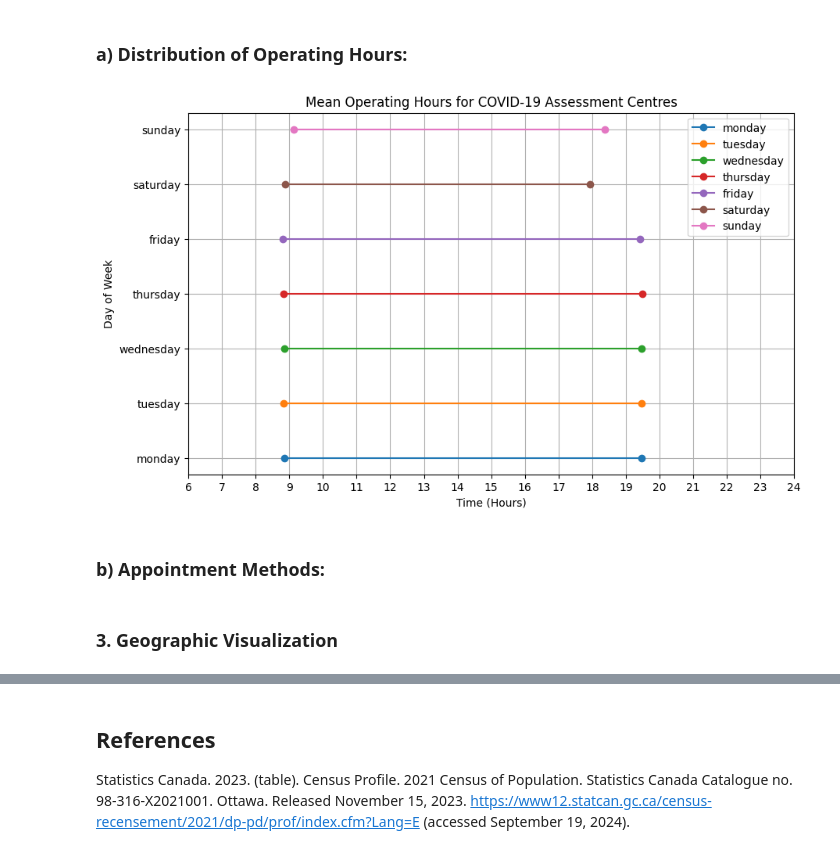
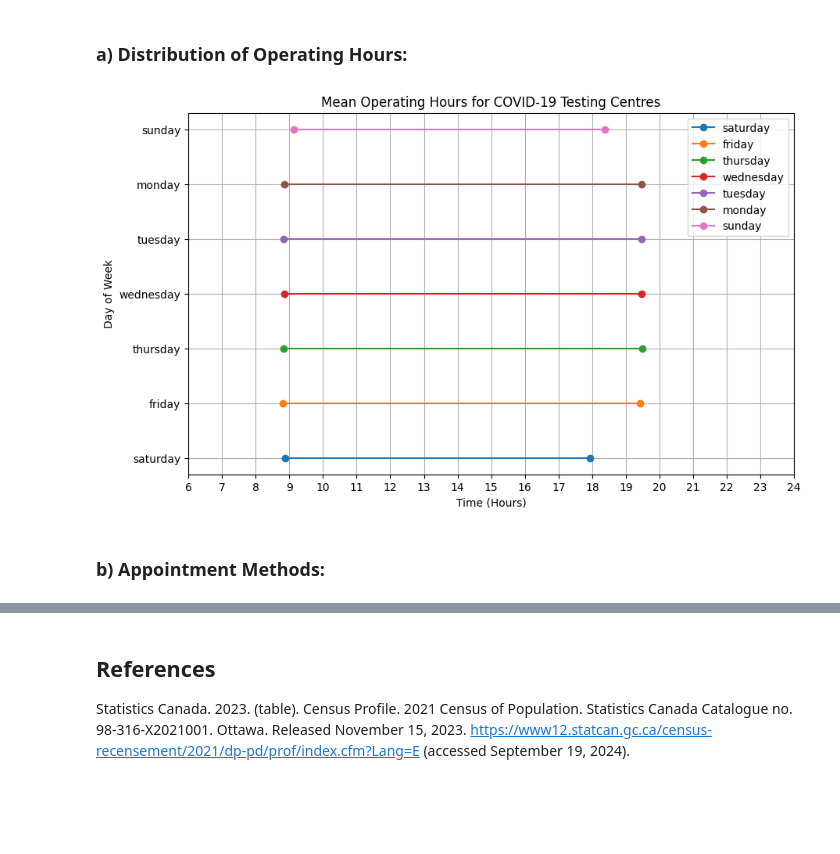
Before and after one commit to RanArino/Course_Projects, a Jupyter notebook: BDA700_HealthAnalytics/Assignment01/Reports.ipynb, the cells around one changed output, grey strips where cells are left out. Saved outputs shown, nothing was run; the diff lists cells and outputs as text; code cells hidden in the pictures; blank space fills up the shorter version.

```diff
--- a/BDA700_HealthAnalytics/Assignment01/Reports.ipynb
+++ b/BDA700_HealthAnalytics/Assignment01/Reports.ipynb
@@ -55,6 +74,10 @@ Columns:
 # %%
 # Remove commas from 'phu' column in data DataFrame
 data['phu'] = data['phu'].str.replace(',', '')
+
+# fix the potential typo mistake in the 'phu' column
+data['phu'] = data['phu'].str.replace('Grey Bruce Health Unit', 'Grey-Bruce Health Unit')
+data['phu'] = data['phu'].str.replace('North Bay Parry Sound District Health Unit', 'North Bay-Parry Sound District Health Unit')
 
 # Top 10 phus
 top_10_phus = data['phu'].value_counts()[:10]
@@ -353,39 +408,40 @@ def calculate_mean_times(day_column):
         if start_minutes:
             start_times_minutes.append(start_minutes)
         if end_minutes:
             end_times_minutes.append(end_minutes)
 
     if not start_times_minutes or not end_times_minutes:
         return None, None
 
     mean_start = sum(start_times_minutes) / len(start_times_minutes)
     mean_end = sum(end_times_minutes) / len(end_times_minutes)
     return mean_start, mean_end
 
 
 # Calculate mean start and end times for each day
-days = ['monday', 'tuesday', 'wednesday', 'thursday', 'friday', 'saturday', 'sunday']
+days = ['sunday', 'monday', 'tuesday', 'wednesday', 'thursday', 'friday', 'saturday']
 mean_times = {}
-for day in days:
+for day in days[::-1]:
     mean_start, mean_end = calculate_mean_times(data[day])
     if mean_start:  # Check if mean times are valid
         mean_times[day] = {'start': mean_start, 'end': mean_end}
 
 
 # Plot the mean start and end times
 plt.figure(figsize=(10, 6))
-for day, times in mean_times.items():
-    plt.plot([times['start'] / 60, times['end'] / 60], [day, day], marker='o', label=day)  # Convert minutes to hours
+for i, (day, times) in enumerate(mean_times.items()):
+    plt.plot([times['start'] / 60, times['end'] / 60], [i, i], marker='o', label=day)  # Convert minutes to hours
 
-plt.title('Mean Operating Hours for COVID-19 Assessment Centres')
+plt.title('Mean Operating Hours for COVID-19 Testing Centres')
 plt.ylabel('Day of Week')
 plt.xlabel('Time (Hours)')
+plt.yticks(range(len(days)), days[::-1])  # Set y-axis ticks to day names
 plt.xticks(range(6, 25))
 plt.legend()
 plt.grid(True)
 plt.show()
 # %% [output]
-[figure, old version]
+[figure, new version]
 # %% [markdown]
 ### b) Appointment Methods:
 # %%
@@ -417,3 +474 @@ fig = px.pie(appointment_types, values='Percentage', names='Appointment Type',
 fig.show()
-# %% [markdown]
-### 3. Geographic Visualization
```
Also changed, not shown: parts of 18 cells of this notebook.
